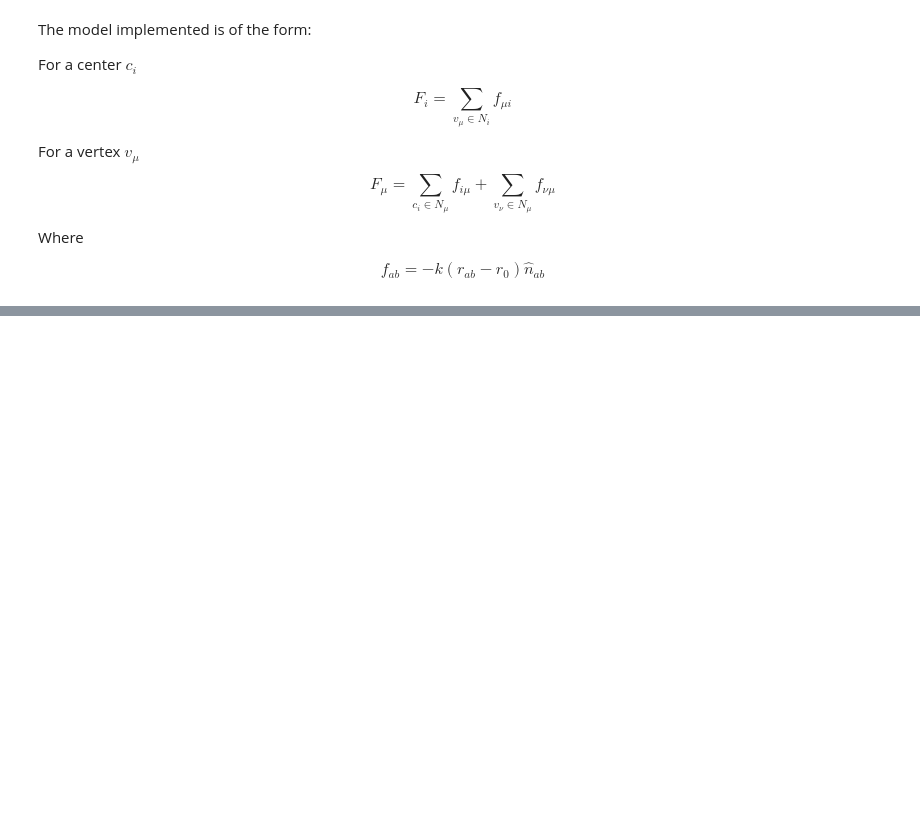
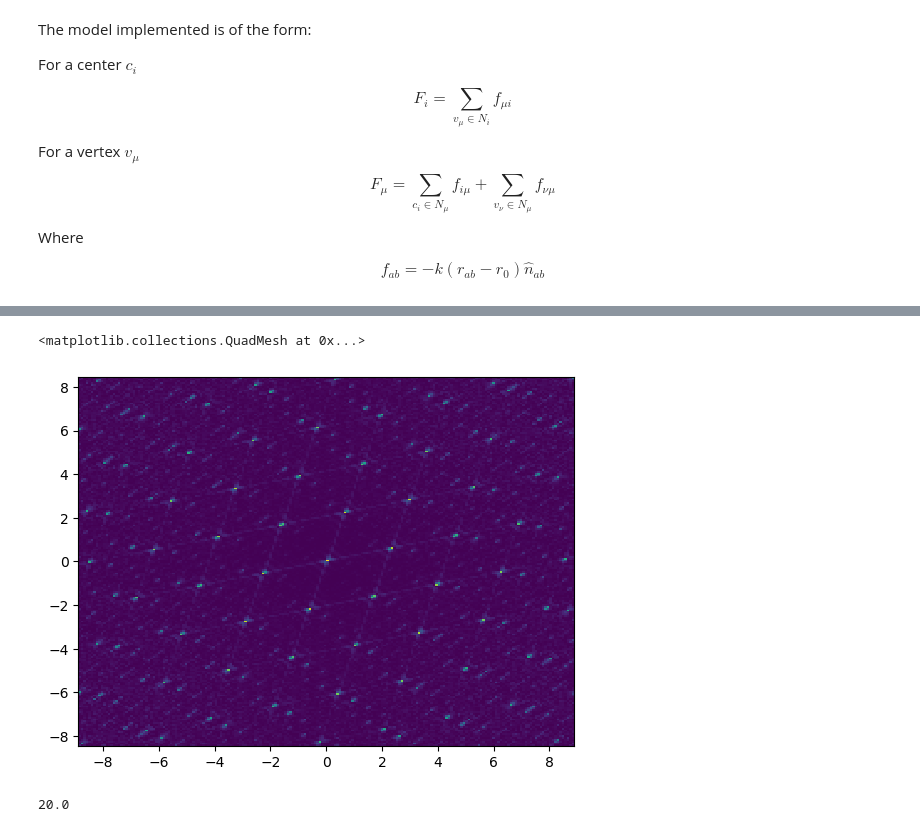
Before and after one commit to rafaelalmada240/tissuemodel101, a Jupyter notebook: Self-Propelled Voronoi Model.ipynb, the cells around one changed output, grey strips where cells are left out. Cells and saved outputs as stored; diff of their text form; code cells hidden in the pictures; blank space fills up the shorter version.

```diff
--- a/Self-Propelled Voronoi Model.ipynb
+++ b/Self-Propelled Voronoi Model.ipynb
@@ -112,0 +178,43 @@ rsns
+# %%
+N_m = 20
+L_max = 5
+L_min = -5
+dL = (L_max-L_min)/N_m
+A_0 = np.array([[1,0],[-1/2,np.sqrt(3)/2]])
+A = 1/(2*np.linalg.det(A_0))*(A_0.T+A_0)
+A_inv = np.linalg.inv(A)
+
+LxyM = A_inv.dot(np.array([L_max,L_max]))
+Lxym = A_inv.dot(np.array([L_min,L_min]))
+
+u = np.linspace(Lxym[0],LxyM[0],N_m)
+v = np.linspace(Lxym[1],LxyM[1],N_m)
+
+coord_list = []
+
+for j in range(N_m):
+    for i in range(N_m):
+        coord_list.append(A.dot(np.array([u[j],v[i]])))
+
+coords = np.array(coord_list)
+N = N_m**2
+# %%
+xy_hist = np.histogram2d(coords[:,0],coords[:,1],bins=200)
+fft_hist = np.fft.fft2(nd.gaussian_filter(xy_hist[0],0))
+
+dx = dL*N_m/200
+
+freq = np.linspace(0,1,100)/(2*dx)
+fft_x = np.mean(np.abs(np.fft.fftshift(fft_hist)),axis=1)
+fft_y = np.mean(np.abs(np.fft.fftshift(fft_hist)),axis=0)
+# %%
+#plt.pcolormesh(xy_hist[1],xy_hist[2],nd.gaussian_filter(xy_hist[0],1))
+plt.pcolormesh(xy_hist[1],xy_hist[2],np.abs(np.fft.fftshift(fft_hist)))
+#plt.plot(coords[:,0],coords[:,1],'.')
+# %% [output]
+<matplotlib.collections.QuadMesh at 0x...>
+[figure, added]
+# %%
+1/dx
+# %% [output]
+20.0
```
Also changed, not shown: parts of 13 cells of this notebook, 6 other files.
